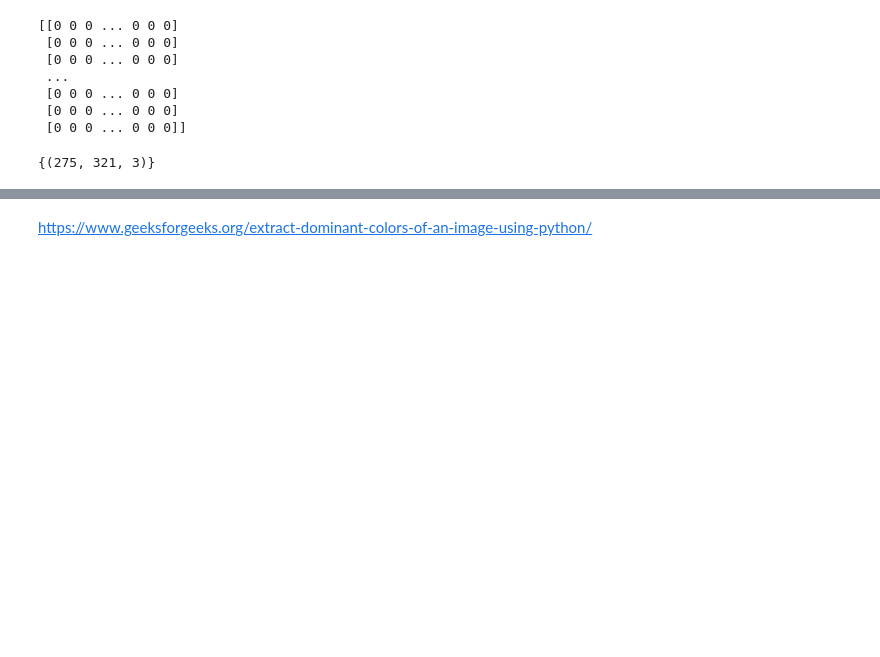
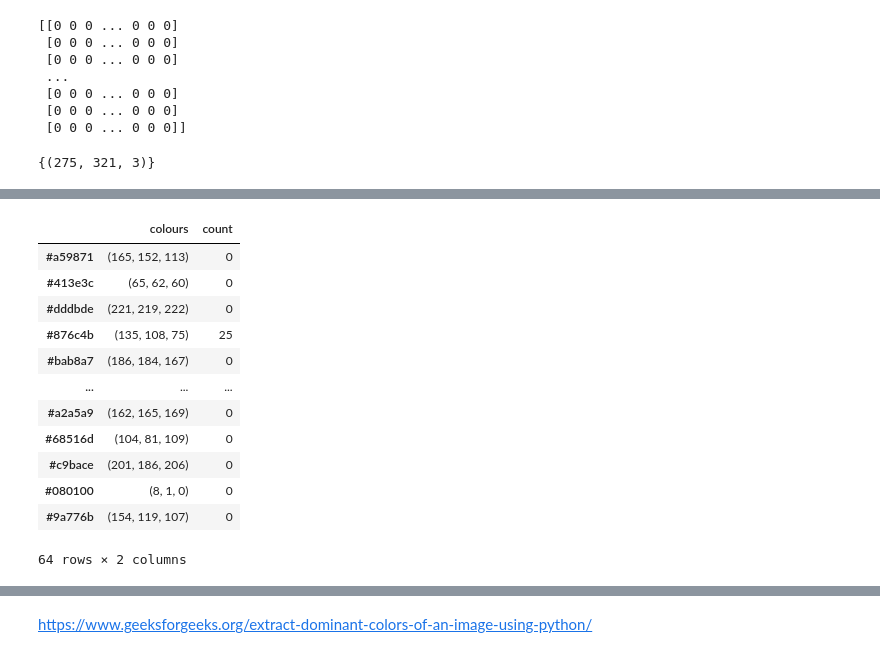
Before and after one commit to jshrdt/ML2-final, a Jupyter notebook: ML2-final-expl.ipynb, the cells around one changed output, grey strips where cells are left out. Saved outputs shown, nothing was run; the diff lists cells and outputs as text; code cells hidden in the pictures; blank space fills up the shorter version.

```diff
--- a/ML2-final-expl.ipynb
+++ b/ML2-final-expl.ipynb
@@ -175,0 +174,18 @@ plt.imshow(compress_colours(kmeans_model, gen_rois[0], n_colours=64))
+# %%
+import pandas as pd
+a = pd.DataFrame(c_embed.items(), columns=['colours', 'count'], index = ['#%02x%02x%02x' % col for col in c_embed.keys()])
+a
+# %% [output]
+|  | colours | count |
+| #a59871 | (165, 152, 113) | 0 |
+| #413e3c | (65, 62, 60) | 0 |
+| #dddbde | (221, 219, 222) | 0 |
+| #876c4b | (135, 108, 75) | 25 |
+| #bab8a7 | (186, 184, 167) | 0 |
+| ... | ... | ... |
+| #a2a5a9 | (162, 165, 169) | 0 |
+| #68516d | (104, 81, 109) | 0 |
+| #c9bace | (201, 186, 206) | 0 |
+| #080100 | (8, 1, 0) | 0 |
+| #9a776b | (154, 119, 107) | 0 |
+64 rows × 2 columns
```
Also changed, not shown: parts of 13 cells of this notebook, 3 other files.
